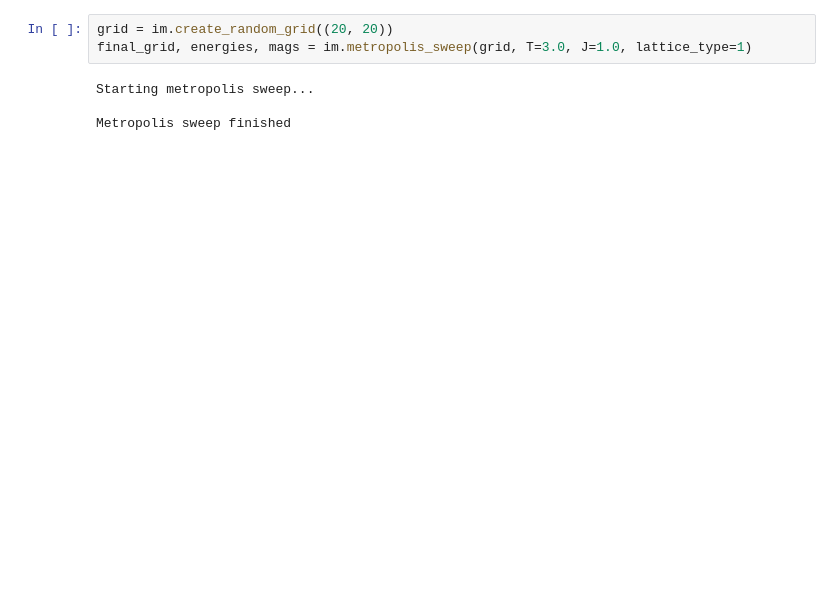
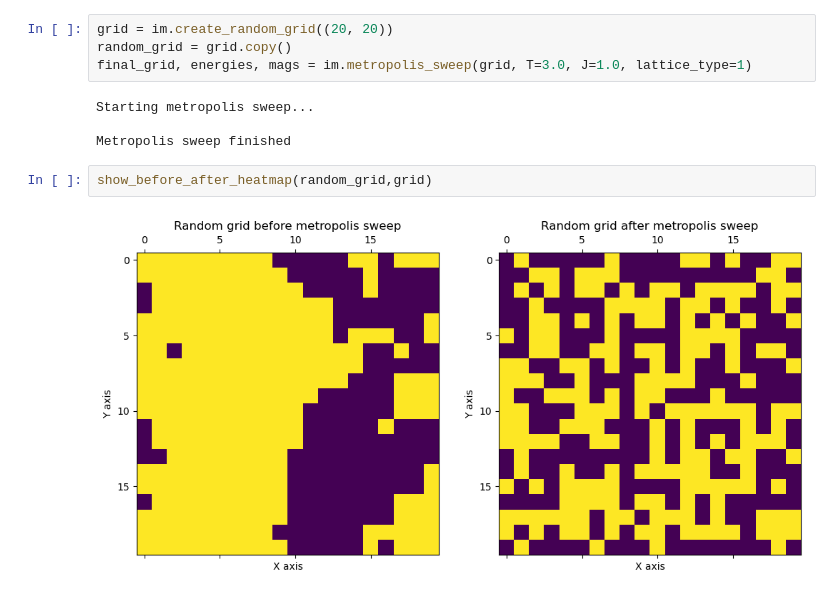
Before and after one commit to egead/ising_metropolis, a Jupyter notebook: Triangular vs. Square.ipynb, the cells around one changed output. Drawn from its saved outputs; the diff is of its cells as text; blank space fills up the shorter version.

```diff
--- a/Triangular vs. Square.ipynb
+++ b/Triangular vs. Square.ipynb
@@ -12,10 +31,15 @@ Metropolis sweep finished
 # %%
 grid = im.create_random_grid((20, 20))
+random_grid = grid.copy()
 final_grid, energies, mags = im.metropolis_sweep(grid, T=3.0, J=1.0, lattice_type=1)
 # %% [output]
 Starting metropolis sweep...
 
 Metropolis sweep finished
+# %%
+show_before_after_heatmap(random_grid,grid)
+# %% [output]
+[figure, added]
 # %%
 results = im.compare_lattices(L=32, T=2.5, J=1.0, n_steps=5000)
 for lattice, data in results.items():
```
Also changed, not shown: parts of 5 cells of this notebook.
